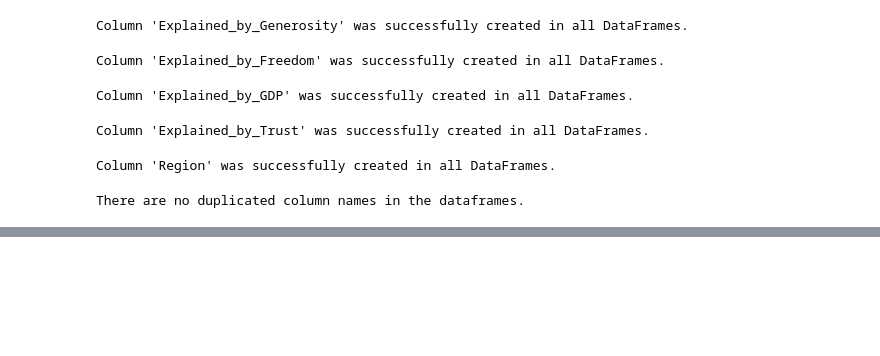
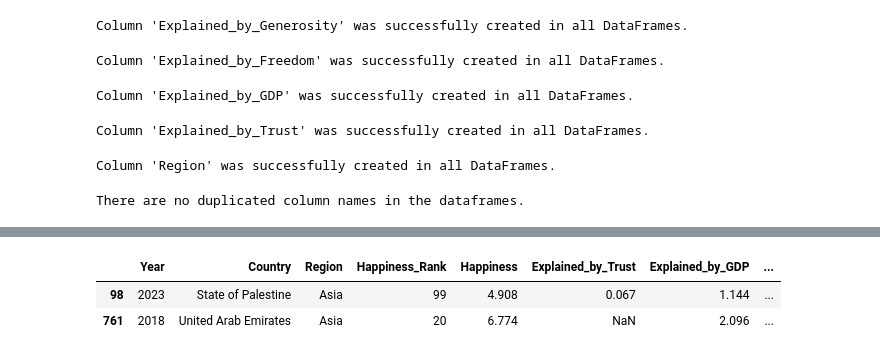
Before and after one commit to fakesheep38/HapPy, a Jupyter notebook: data_merge.ipynb, the cells around one changed output, grey strips where cells are left out. Drawn from its saved outputs; the diff is of its cells as text; code cells hidden in the pictures; blank space fills up the shorter version.

```diff
--- a/data_merge.ipynb
+++ b/data_merge.ipynb
@@ -355,4 +356,4 @@ for df in selected_dataframes:
     df.reset_index(drop=True, inplace=True)
 
 # Use pd.concat() to combine the DataFrames row-wise
-merged_df = pd.concat(selected_dataframes, axis=0, ignore_index=True)
+df = pd.concat(selected_dataframes, axis=0, ignore_index=True)
@@ -358,0 +376,9 @@ merged_df = pd.concat(selected_dataframes, axis=0, ignore_index=True)
+# %%
+## checking for missing values
+
+df = df.drop(df[df['Country'] == 'xx'].index)
+df[df.isnull().any(axis=1)]
+# %% [output]
+|  | Year | Country | Region | Happiness_Rank | Happiness | Explained_by_Trust | Explained_by_GDP | ... |
+| 98 | 2023 | State of Palestine | Asia | 99 | 4.908 | 0.067 | 1.144 | ... |
+| 761 | 2018 | United Arab Emirates | Asia | 20 | 6.774 | NaN | 2.096 | ... |
```
Also changed, not shown: parts of 23 cells of this notebook, 8 other files.
